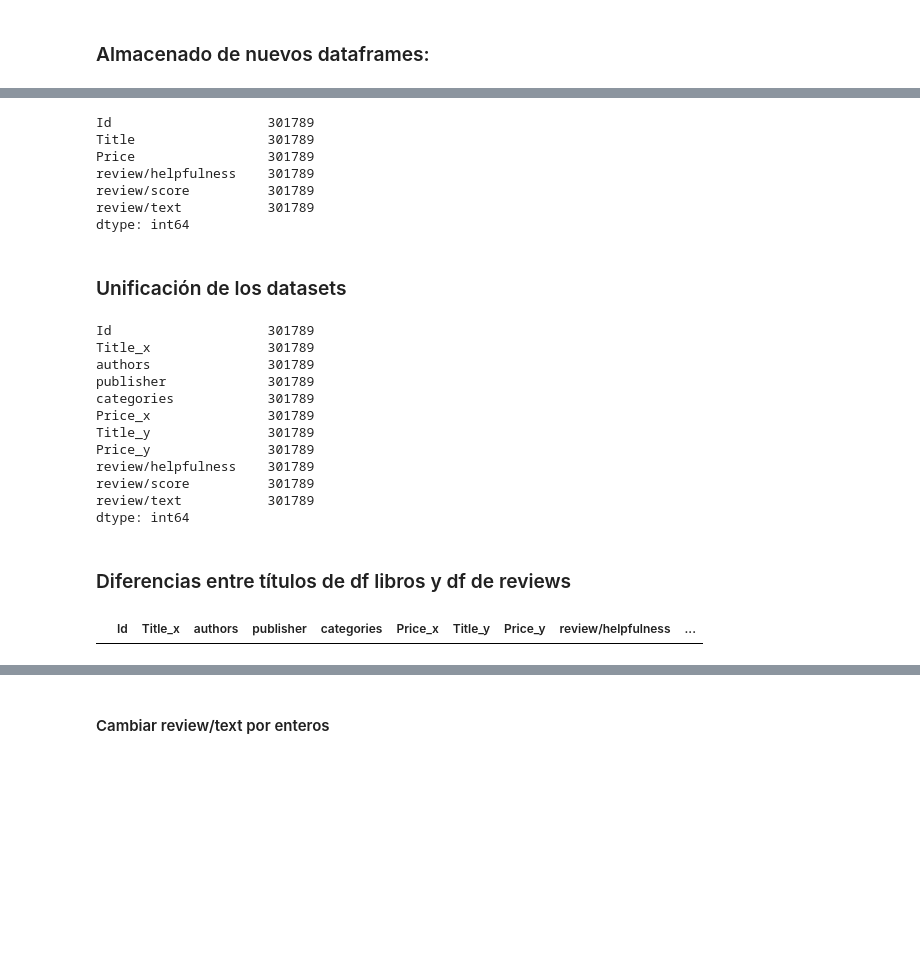
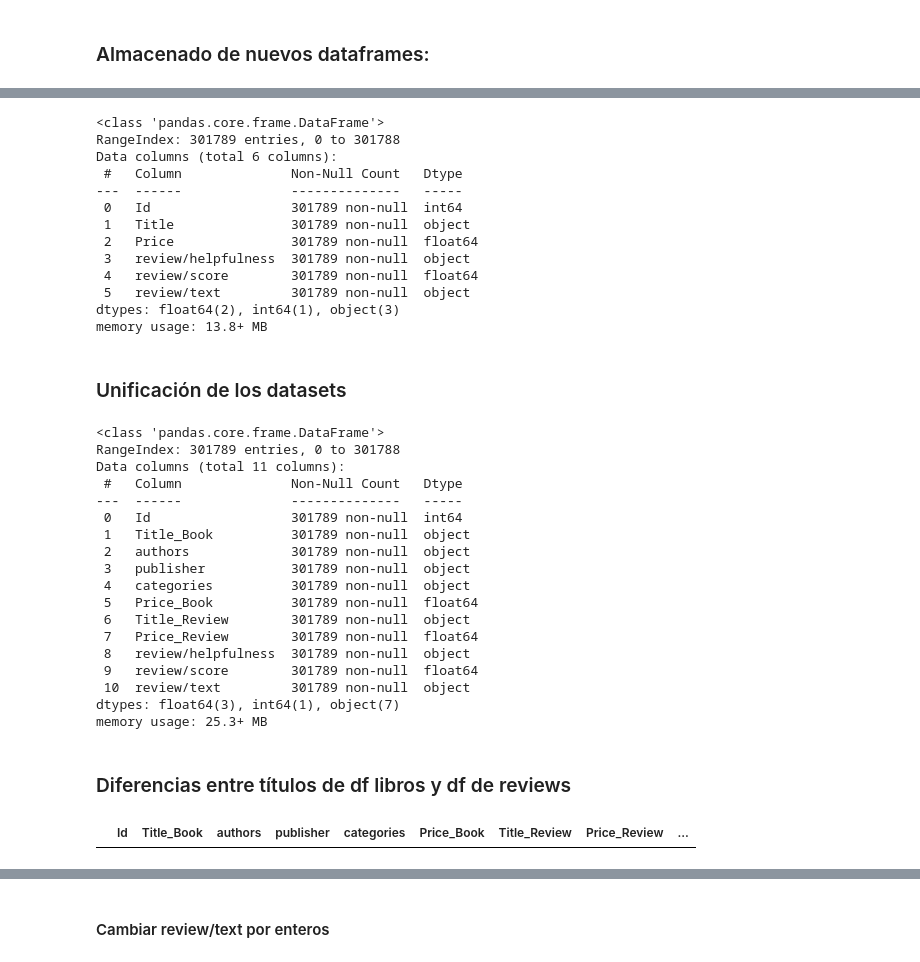
Before and after one commit to EmmaGalizio/Data-Science-Ammazon-Books-Reviews, a Jupyter notebook: TPI.ipynb, the cells around one changed output, grey strips where cells are left out. Cells and saved outputs as stored; diff of their text form; code cells hidden in the pictures; blank space fills up the shorter version.

```diff
--- a/TPI.ipynb
+++ b/TPI.ipynb
@@ -712,37 +777,51 @@ dtype: int64
 # %%
-df_reviews.count()
+df_reviews.info()
 # %% [output]
-Id                    301789
-Title                 301789
-Price                 301789
-review/helpfulness    301789
-review/score          301789
-review/text           301789
-dtype: int64
+<class 'pandas.core.frame.DataFrame'>
+RangeIndex: 301789 entries, 0 to 301788
+Data columns (total 6 columns):
+ #   Column              Non-Null Count   Dtype
+---  ------              --------------   -----
+ 0   Id                  301789 non-null  int64
+ 1   Title               301789 non-null  object
+ 2   Price               301789 non-null  float64
+ 3   review/helpfulness  301789 non-null  object
+ 4   review/score        301789 non-null  float64
+ 5   review/text         301789 non-null  object
+dtypes: float64(2), int64(1), object(3)
+memory usage: 13.8+ MB
 # %% [markdown]
 ### Unificación de los datasets
 # %%
-df = df_books.merge(df_reviews, how='inner', on='Id')
-df.count()
+# se hace un merge de los datos
+df = df_books.merge(df_reviews, how='inner', on='Id', suffixes=('_Book', '_Review'))
+df.info()
 # %% [output]
-Id                    301789
-Title_x               301789
-authors               301789
-publisher             301789
-categories            301789
-Price_x               301789
-Title_y               301789
-Price_y               301789
-review/helpfulness    301789
-review/score          301789
-review/text           301789
-dtype: int64
+<class 'pandas.core.frame.DataFrame'>
+RangeIndex: 301789 entries, 0 to 301788
+Data columns (total 11 columns):
+ #   Column              Non-Null Count   Dtype
+---  ------              --------------   -----
+ 0   Id                  301789 non-null  int64
+ 1   Title_Book          301789 non-null  object
+ 2   authors             301789 non-null  object
+ 3   publisher           301789 non-null  object
+ 4   categories          301789 non-null  object
+ 5   Price_Book          301789 non-null  float64
+ 6   Title_Review        301789 non-null  object
+ 7   Price_Review        301789 non-null  float64
+ 8   review/helpfulness  301789 non-null  object
+ 9   review/score        301789 non-null  float64
+ 10  review/text         301789 non-null  object
+dtypes: float64(3), int64(1), object(7)
+memory usage: 25.3+ MB
 # %% [markdown]
 ### Diferencias entre títulos de df libros y df de reviews
 # %%
-df[df['Title_x']!= df['Title_y']]
+#verificamos las diferencias entre títulos
+df[df['Title_Book']!= df['Title_Review']]
 #Se pueden unificar
 #El precio se debe dejar el de los libros (Price_x)
 # %% [output]
-|  | Id | Title_x | authors | publisher | categories | Price_x | Title_y | Price_y | review/helpfulness | ... |
+|  | Id | Title_Book | authors | publisher | categories | Price_Book | Title_Review | Price_Review | ... |
 # %%
```
Also changed, not shown: parts of 39 cells of this notebook.
